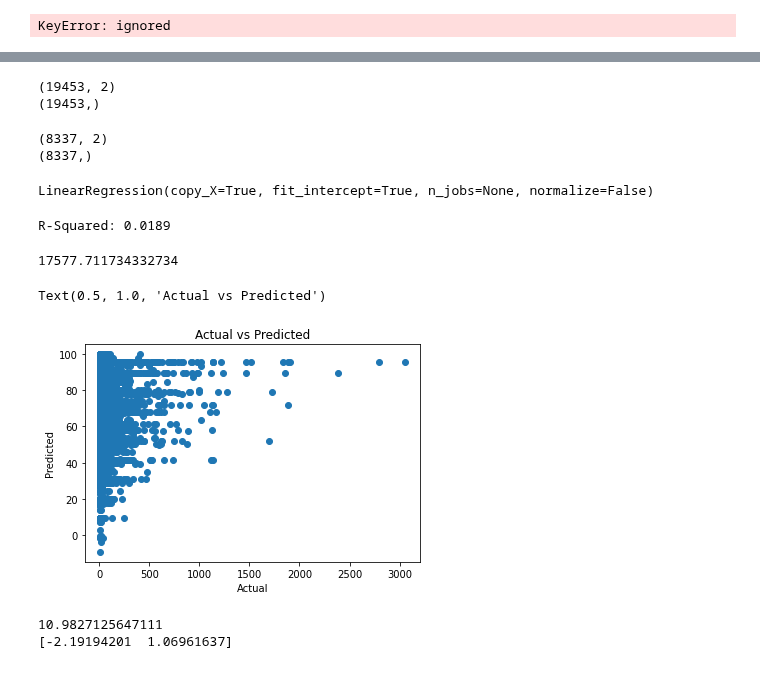
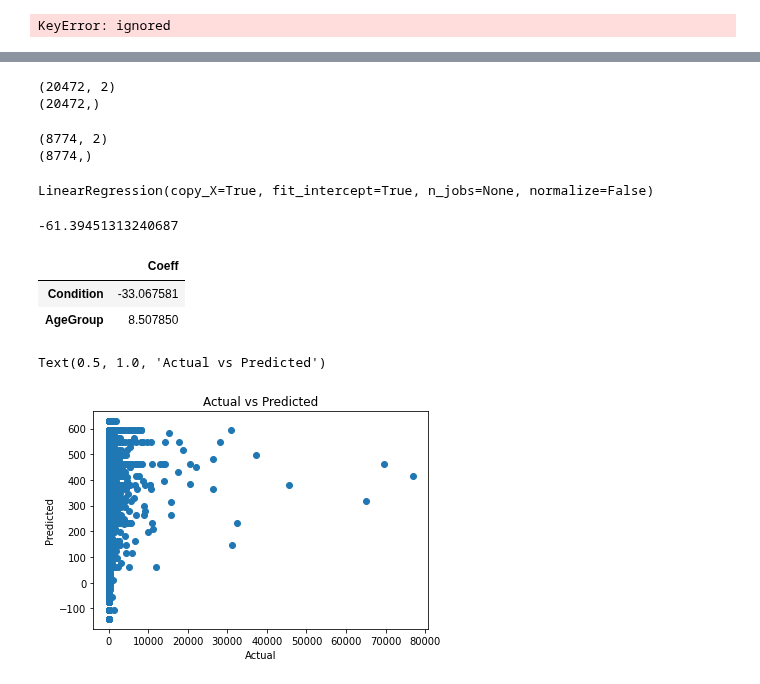
Before and after one commit to JScottLopez/github-ds, a Jupyter notebook: TIM_6500_JSLopez.ipynb, the cells around one changed output, grey strips where cells are left out. Cells and saved outputs as stored; diff of their text form; code cells hidden in the pictures.

```diff
--- a/TIM_6500_JSLopez.ipynb
+++ b/TIM_6500_JSLopez.ipynb
@@ -327,59 +288,50 @@ plt.show()
 #Train the AgeGroup Model
 #Create DataFrames to train model
 x = pd.DataFrame(np.c_[df['Condition'], df['AgeGroup']], columns = ['Condition','AgeGroup'])
-Y = df['CV19_Deaths']
+y = df['CV19_Deaths']
 
 from sklearn.model_selection import train_test_split
-x_train, x_test, Y_train, Y_test = train_test_split(x, Y, test_size = 0.3, random_state=5)
+x_train, x_test, y_train, y_test = train_test_split(x, y, test_size = 0.3, random_state=5)
 
 #print train set
 print(x_train.shape)
-print(Y_train.shape)
+print(y_train.shape)
 # %% [output]
-(19453, 2)
-(19453,)
+(20472, 2)
+(20472,)
 # %%
 #print test shape
 print(x_test.shape)
-print(Y_test.shape)
+print(y_test.shape)
 # %% [output]
-(8337, 2)
-(8337,)
+(8774, 2)
+(8774,)
 # %%
 #train the model
 from sklearn.linear_model import LinearRegression
 
 model = LinearRegression()
-model.fit(x_train, Y_train)
+model.fit(x_train, y_train)
 # %% [output]
 LinearRegression(copy_X=True, fit_intercept=True, n_jobs=None, normalize=False)
-# %%
-#make age prediction
-
-pred = model.predict(x_test)
-
-
-print('R-Squared: %.4f' % model.score(x_test,Y_test))
-# %% [output]
-R-Squared: 0.0189
+# %%
+print(model.intercept_)
+
+pd.DataFrame(model.coef_, x.columns, columns = ['Coeff'])
+# %% [output]
+-61.39451313240687
+|  | Coeff |
+| Condition | -33.067581 |
+| AgeGroup | 8.507850 |
 # %%
-#show actual age vs predicted age
-from sklearn.metrics import mean_squared_error
+#make CV-19 Deaths prediction
 
-mse = mean_squared_error(Y_test, pred)
-print(mse)
+pred = model.predict(x_test)
 
-plt.scatter(Y_test, pred)
+plt.scatter(y_test, pred)
 plt.xlabel("Actual")
 plt.ylabel("Predicted")
 plt.title("Actual vs Predicted")
 # %% [output]
-17577.711734332734
+Text(0.5, 1.0, 'Actual vs Predicted')
-Text(0.5, 1.0, 'Actual vs Predicted')
-[figure, old version]
+[figure, new version]
-# %%
-print(model.intercept_)
-print(model.coef_)
-# %% [output]
-10.9827125647111
-[-2.19194201  1.06961637]
```
Also changed, not shown: parts of 18 cells of this notebook.
